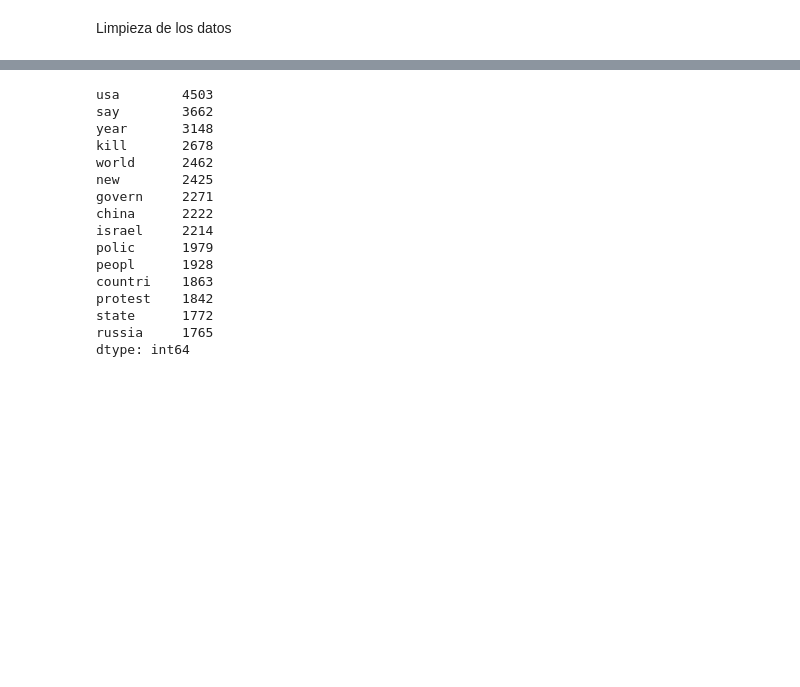
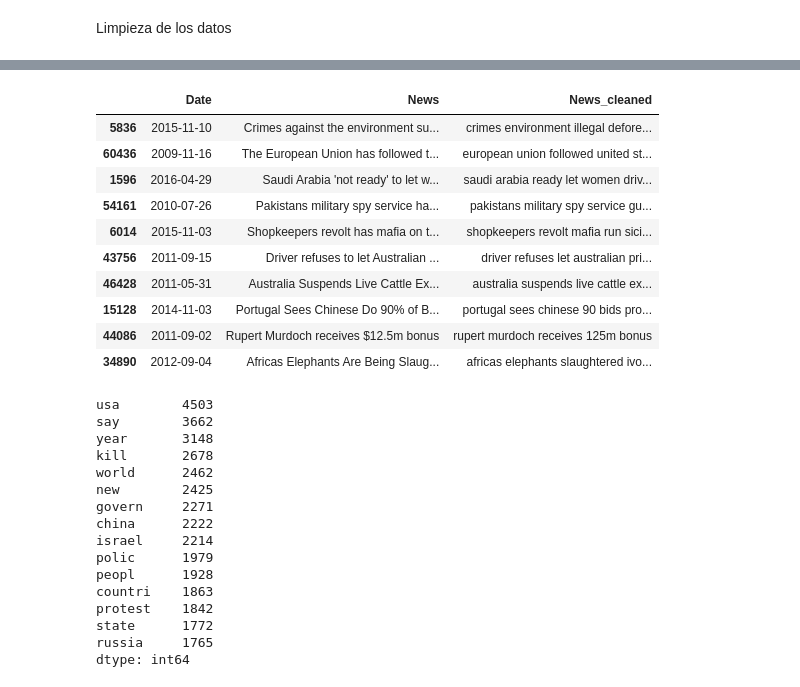
Before and after one commit to jjiguaran/text_mining, a Jupyter notebook: individual_versions/Topics_noticias_reddit_rodri.ipynb, the cells around one changed output, grey strips where cells are left out. Drawn from its saved outputs; the diff is of its cells as text; code cells hidden in the pictures; blank space fills up the shorter version.

```diff
--- a/individual_versions/Topics_noticias_reddit_rodri.ipynb
+++ b/individual_versions/Topics_noticias_reddit_rodri.ipynb
@@ -73,38 +72,0 @@ RedditNews['News'] = RedditNews['News'].str.replace('&amp;', '&')
-# %%
-import re
-import nltk
-# nltk.download('stopwords')
-from nltk.corpus import stopwords
-stoplist = stopwords.words("english")
-REPLACE_BY_SPACE_RE = re.compile('[(){}\[\]\|@,;-]')
-BAD_SYMBOLS_RE = re.compile('[^0-9a-z ^#\+_]')
-SEP_NUMBER = re.compile('(?<=\d)\,|\.(?=\d)')
-USA_ABREV = re.compile('U\.S|u\.s\|u\.s\.a\.|US')
-DOT_ABREV = re.compile('\.(?![a-zA-Z]{2})')
-STARTING_B = re.compile("^\"b' |^b ")
-STOPWORDS = stopwords.words('english')
-
-def clean_text(text):
-    """
-        text: a string
-        return: modified initial string
-    """
-
-    text = USA_ABREV.sub(' usa ', text) # replace U.S U.S. u.s US for usa
-    text = text.lower() # lowercase text
-    text = text.replace("al-qaeda", "alqaeda")
-    text = text.replace("al-qa'eda", "alqaeda")
-    text = text.replace('&amp;', '&')
-    text = text.replace('&', '')
-
-    text = DOT_ABREV.sub('', text) # removes abrevetion dot, ej: L.G.B.T  = LGBT
-    text = SEP_NUMBER.sub('', text) # removes . and , seprating numbers
-    text = REPLACE_BY_SPACE_RE.sub(' ', text) # replace REPLACE_BY_SPACE_RE symbols by space in text
-    text = BAD_SYMBOLS_RE.sub(' ', text) # delete symbols which are in BAD_SYMBOLS_RE from text
-    text = STARTING_B.sub('', text) # delete symbols which are in BAD_SYMBOLS_RE from text
-
-    text = ' '.join(word for word in text.split() if word not in STOPWORDS) # delete stopwors from text
-    text = text.strip()
-    return text
-
-RedditNews['News_cleaned'] = RedditNews['News'].apply(clean_text)
@@ -111,3 +151,17 @@ RedditNews['News_cleaned'] = RedditNews['News'].apply(clean_text)
+# %%
+RedditNews.sample(n=10)
+# %% [output]
+|  | Date | News | News_cleaned |
+| 5836 | 2015-11-10 | Crimes against the environment su... | crimes environment illegal defore... |
+| 60436 | 2009-11-16 | The European Union has followed t... | european union followed united st... |
+| 1596 | 2016-04-29 | Saudi Arabia 'not ready' to let w... | saudi arabia ready let women driv... |
+| 54161 | 2010-07-26 | Pakistans military spy service ha... | pakistans military spy service gu... |
+| 6014 | 2015-11-03 | Shopkeepers revolt has mafia on t... | shopkeepers revolt mafia run sici... |
+| 43756 | 2011-09-15 | Driver refuses to let Australian ... | driver refuses let australian pri... |
+| 46428 | 2011-05-31 | Australia Suspends Live Cattle Ex... | australia suspends live cattle ex... |
+| 15128 | 2014-11-03 | Portugal Sees Chinese Do 90% of B... | portugal sees chinese 90 bids pro... |
+| 44086 | 2011-09-02 | Rupert Murdoch receives $12.5m bonus | rupert murdoch receives 125m bonus |
+| 34890 | 2012-09-04 | Africas Elephants Are Being Slaug... | africas elephants slaughtered ivo... |
 # %%
 Combinedtest = CombinedNews.copy()
 Combinedtest.fillna("" , inplace= True)
```
Also changed, not shown: parts of 14 cells of this notebook.
